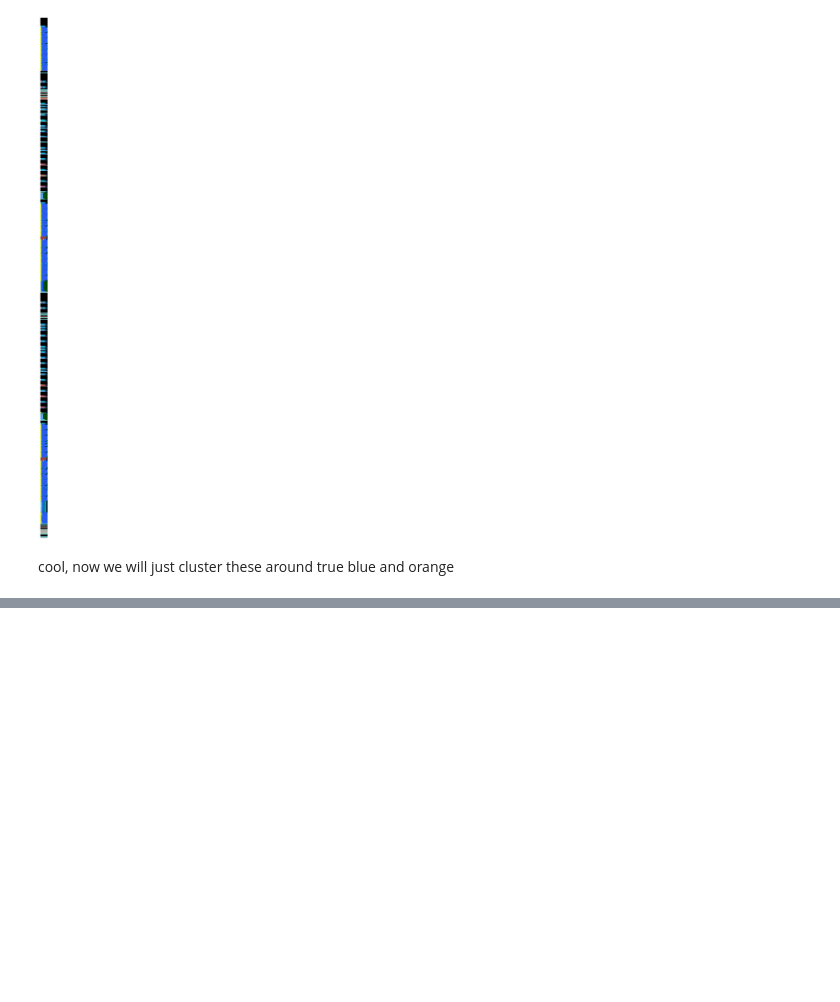
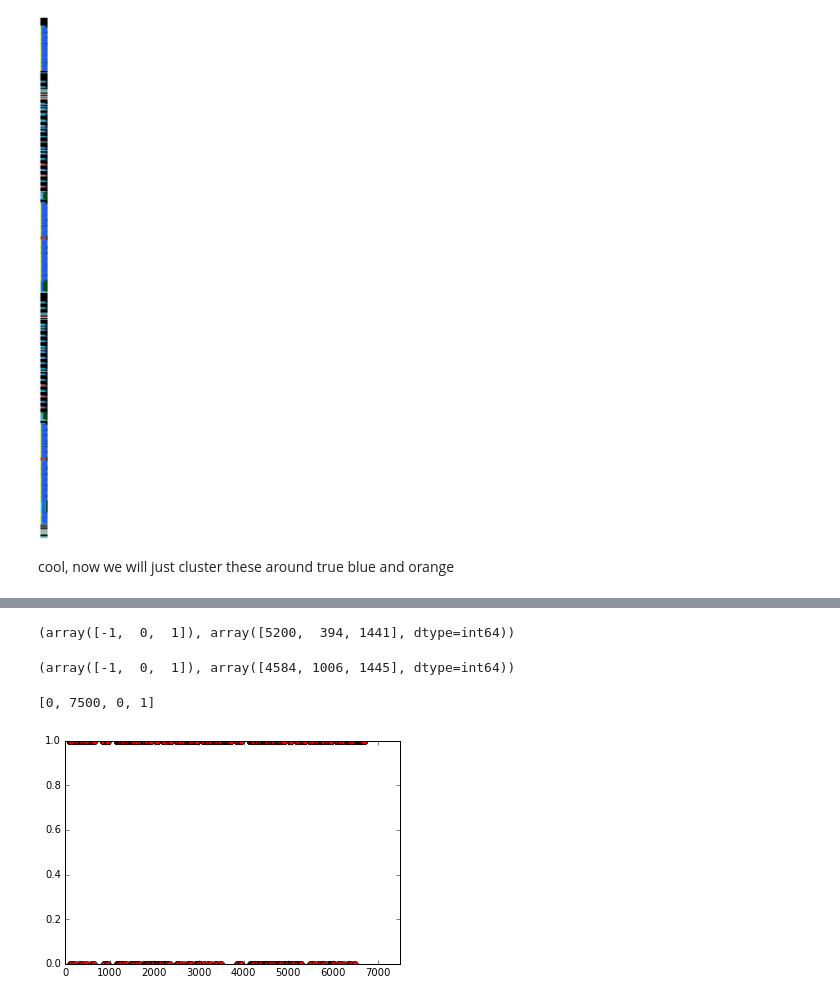
Before and after one commit to pussinboot/tAIko, a Jupyter notebook: notebooks/restart.ipynb, the cells around one changed output, grey strips where cells are left out. Saved outputs shown, nothing was run; the diff lists cells and outputs as text; code cells hidden in the pictures; blank space fills up the shorter version.

Commit message:
cool, deciding orange or blue

```diff
--- a/notebooks/restart.ipynb
+++ b/notebooks/restart.ipynb
@@ -393,0 +416,24 @@ cool, now we will just cluster these around true blue and orange
+# %%
+og_orange, og_blue = [255,  74,  41], [49, 173, 198]
+o_hsv, b_hsv = mpl.colors.rgb_to_hsv(og_orange), mpl.colors.rgb_to_hsv(og_blue)
+color_detect_thresh = 50
+# %%
+def color_picker(inp_frame):
+    # returns either None, 'o'(range) or 'b'(lue)
+    colors, counts = np.unique(np.reshape(inp_frame, [-1, 3]), axis=0, return_counts=True)
+    non_gray_mask = np.ravel(np.diff(np.diff(colors)) != 0)
+
+    if sum(non_gray_mask) == 0:
+        return
+
+    ttc_i = np.argsort(counts[non_gray_mask])[-2:]
+    top_three_colors = colors[non_gray_mask][ttc_i]
+    ttc_hsv = mpl.colors.rgb_to_hsv(top_three_colors)
+
+    o_dist, b_dist = np.linalg.norm(ttc_hsv - o_hsv), np.linalg.norm(ttc_hsv - b_hsv)
+
+    if min(o_dist, b_dist) < color_detect_thresh:
+        if o_dist < b_dist:
+            return 'o'
+        return 'b'
+    return
@@ -393,0 +444,4 @@ cool, now we will just cluster these around true blue and orange
+# %%
+decision_check = []
+for f in all_frames:
+    decision_check += [color_picker(f[75:108,13:46,:])]
@@ -393,0 +470,18 @@ cool, now we will just cluster these around true blue and orange
+# %%
+dc_a = np.array(decision_check)
+dc_f = pd.factorize(dc_a)
+np.unique(dc_f[0], return_counts=True)
+# %% [output]
+(array([-1,  0,  1]), array([5200,  394, 1441], dtype=int64))
+# %%
+dc_a = np.array(decision_check)
+dc_f = pd.factorize(dc_a)
+np.unique(dc_f[0], return_counts=True)
+# %% [output]
+(array([-1,  0,  1]), array([4584, 1006, 1445], dtype=int64))
+# %%
+plt.plot(dc_f[0], 'ro')
+plt.axis([0, 7500, 0, 1])
+# %% [output]
+[0, 7500, 0, 1]
+[figure, added]
```
Also changed, not shown: parts of 12 cells of this notebook.
